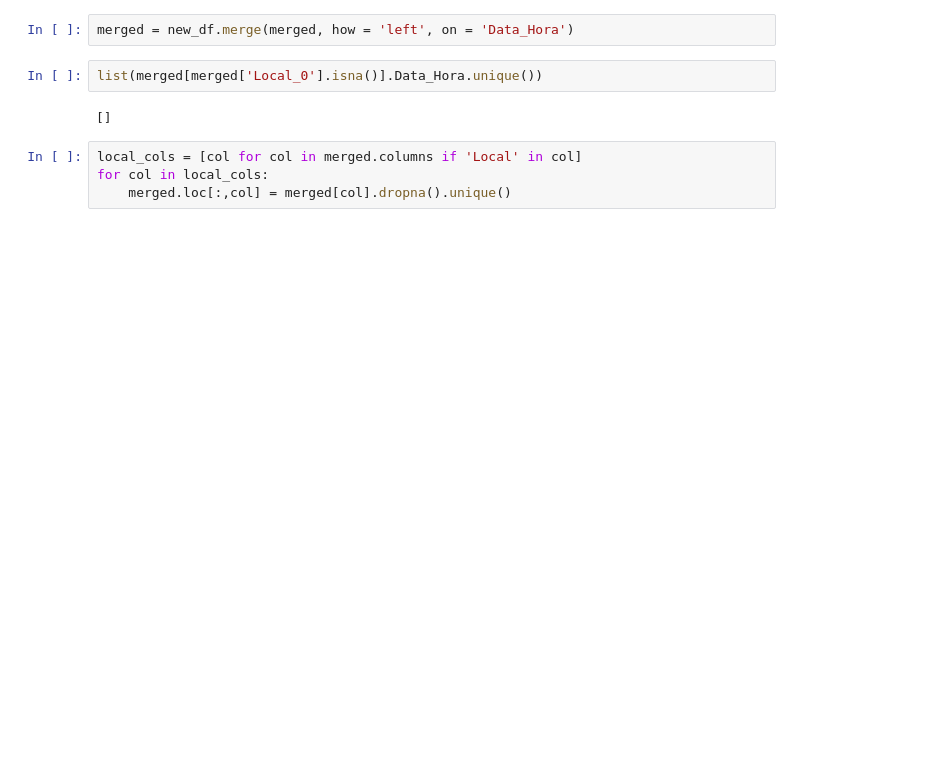
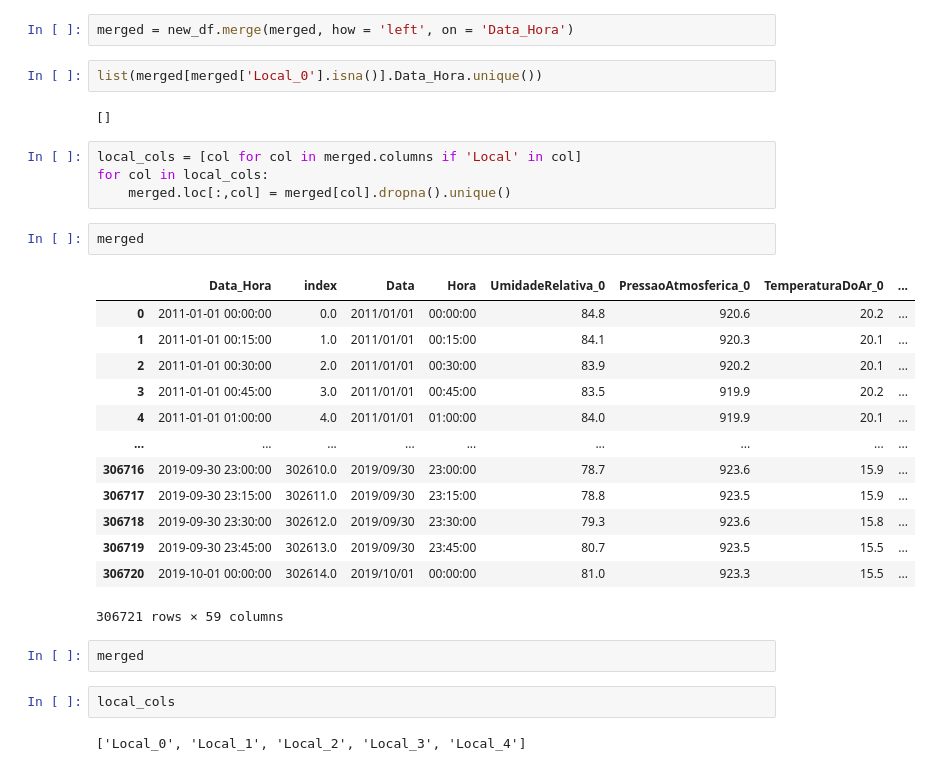
Before and after one commit to alagamentos/floodprediction, a Jupyter notebook: src/Notebooks/1_Clean/1.0 - Validate_Dates.ipynb, the cells around one changed output. Cells and saved outputs as stored; diff of their text form; blank space fills up the shorter version.

```diff
--- a/src/Notebooks/1_Clean/1.0 - Validate_Dates.ipynb
+++ b/src/Notebooks/1_Clean/1.0 - Validate_Dates.ipynb
@@ -46,3 +72,25 @@ list(merged[merged['Local_0'].isna()].Data_Hora.unique())
 local_cols = [col for col in merged.columns if 'Local' in col]
 for col in local_cols:
     merged.loc[:,col] = merged[col].dropna().unique()
+# %%
+merged
+# %% [output]
+|  | Data_Hora | index | Data | Hora | UmidadeRelativa_0 | PressaoAtmosferica_0 | TemperaturaDoAr_0 | ... |
+| 0 | 2011-01-01 00:00:00 | 0.0 | 2011/01/01 | 00:00:00 | 84.8 | 920.6 | 20.2 | ... |
+| 1 | 2011-01-01 00:15:00 | 1.0 | 2011/01/01 | 00:15:00 | 84.1 | 920.3 | 20.1 | ... |
+| 2 | 2011-01-01 00:30:00 | 2.0 | 2011/01/01 | 00:30:00 | 83.9 | 920.2 | 20.1 | ... |
+| 3 | 2011-01-01 00:45:00 | 3.0 | 2011/01/01 | 00:45:00 | 83.5 | 919.9 | 20.2 | ... |
+| 4 | 2011-01-01 01:00:00 | 4.0 | 2011/01/01 | 01:00:00 | 84.0 | 919.9 | 20.1 | ... |
+| ... | ... | ... | ... | ... | ... | ... | ... | ... |
+| 306716 | 2019-09-30 23:00:00 | 302610.0 | 2019/09/30 | 23:00:00 | 78.7 | 923.6 | 15.9 | ... |
+| 306717 | 2019-09-30 23:15:00 | 302611.0 | 2019/09/30 | 23:15:00 | 78.8 | 923.5 | 15.9 | ... |
+| 306718 | 2019-09-30 23:30:00 | 302612.0 | 2019/09/30 | 23:30:00 | 79.3 | 923.6 | 15.8 | ... |
+| 306719 | 2019-09-30 23:45:00 | 302613.0 | 2019/09/30 | 23:45:00 | 80.7 | 923.5 | 15.5 | ... |
+| 306720 | 2019-10-01 00:00:00 | 302614.0 | 2019/10/01 | 00:00:00 | 81.0 | 923.3 | 15.5 | ... |
+306721 rows × 59 columns
+# %%
+merged
+# %%
+local_cols
+# %% [output]
+['Local_0', 'Local_1', 'Local_2', 'Local_3', 'Local_4']
```
Also changed, not shown: parts of 6 cells of this notebook, 3 other files.
